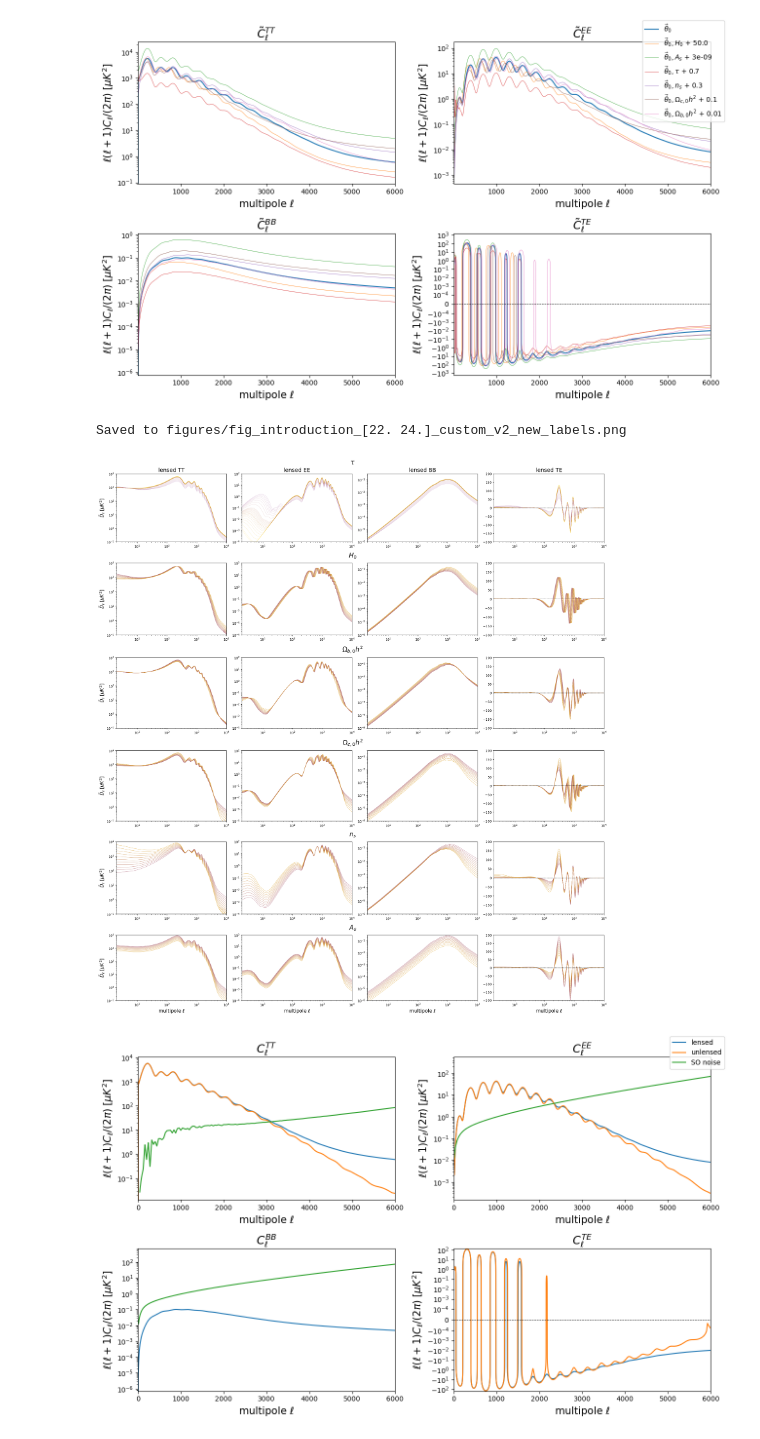
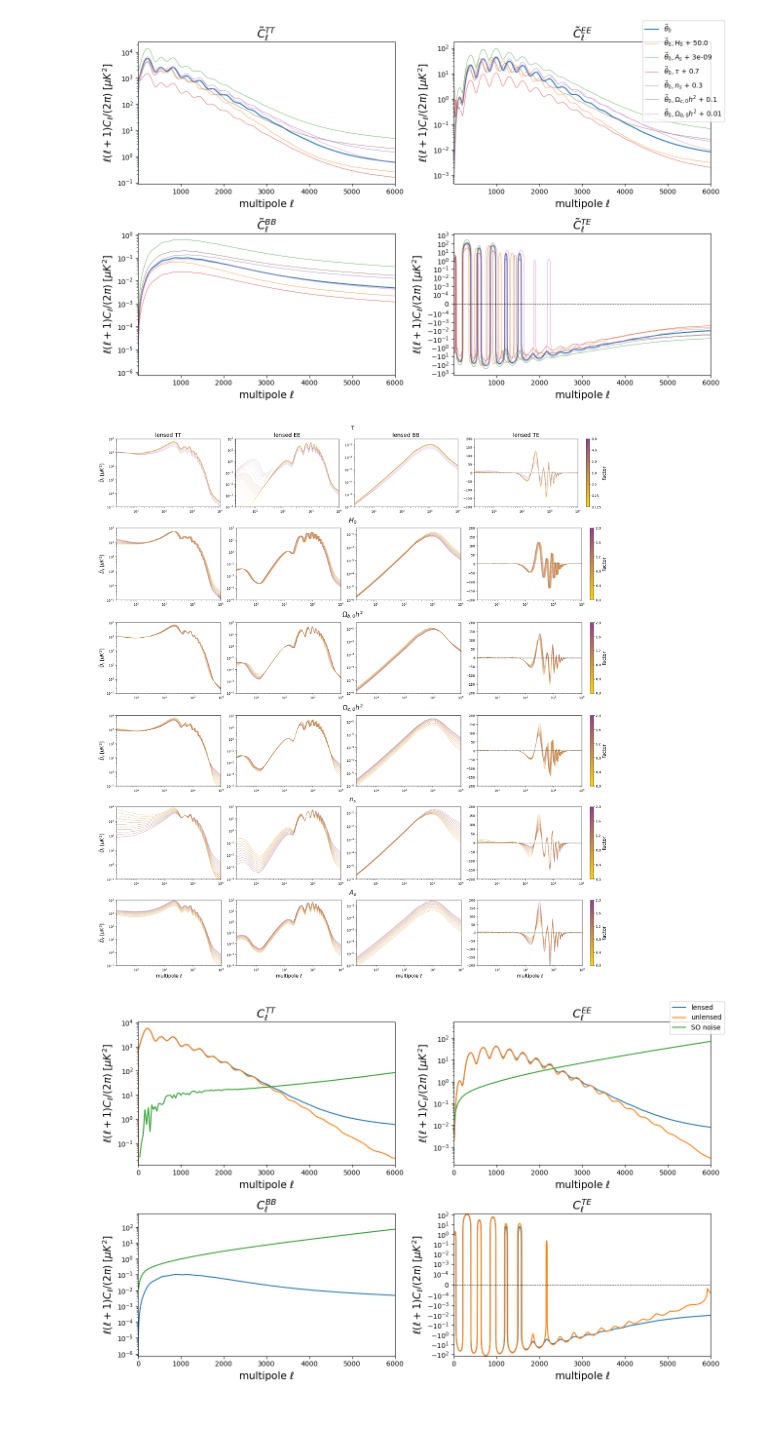
Before and after one commit to Yodo9000/baryonic-feedback-CAMB, a Jupyter notebook: plots_and_mc_progress.ipynb, the cells around one changed output. Saved outputs shown, nothing was run; the diff lists cells and outputs as text; code cells hidden in the pictures.

```diff
--- a/plots_and_mc_progress.ipynb
+++ b/plots_and_mc_progress.ipynb
@@ -177,11 +181,12 @@ def get_flat_samples(filename, tol=50):
 
     return flat_samples
 
-generic_file_name = "mcmc_sample_ln(As)_H0_ns_ombh2_omch2_tau_5000_delta_tot_{}_vs_BAHAMAS-HighAGN.h5" # f-string
-generic_file_name = "mcmc_sample_ln(As)_H0_ns_ombh2_omch2_tau_5000_{}_vs_BAHAMAS-HighAGN_acc1.h5" # f-string
+generic_file_name = "mcmc_sample_ln(As)_H0_ns_ombh2_omch2_tau_5000_delta_tot_{}_vs_OWLS-AGN.h5" # f-string
+#generic_file_name = "mcmc_sample_ln(As)_H0_ns_ombh2_omch2_tau_5000_{}_vs_BAHAMAS-HighAGN_acc1.h5" # f-string
 
-labels = ['BAHAMAS-HighAGN', 'BAHAMAS-LowAGN', 'None']
-sigmas = np.array([1, 2])
+#labels = ['BAHAMAS-HighAGN', 'BAHAMAS-LowAGN', 'None']
+labels = ['None']
+sigmas = np.array([1, 2]) # default contour lines are for 0.5-2 sigma in steps of 0.5 sigma
 levels = 1 - np.exp(-(sigmas)**2/2) # note that this is different to the formula for 1d-sigmas
 plot_lin_As = False # set to True to compare the normalized bias to McCarthy
 
@@ -192,7 +197,6 @@ else:
     parameter_labels[idx] = r'$\ln(A_s)$'
     parameters_vector[idx] =  parameters_dict["ln(As)"]
 
-# default contour lines are for 0.5-2 sigma in steps of 0.5 sigma
 fig = corner.corner(get_flat_samples(mcmc_folder + generic_file_name.format(labels[0])), levels=levels, labels=parameter_labels, labelpad=0.05, truths=parameters_vector, truth_color='k', color=f'C0', hist_kwargs={'density':True})
 [corner.corner(get_flat_samples(mcmc_folder + generic_file_name.format(model)), levels=levels, labels=parameter_labels, labelpad=0.05, fig=fig, truth_color='k', color=f'C{i+1}', hist_kwargs={'density':True}) for i, model in enumerate(labels[1:])] # omit truths here, otherwise it appears in the legend multiple times
 
@@ -203,5 +207,6 @@ x = np.linspace(*frame.get_xlim(), 100)
 frame.plot(x, (2*np.pi*sigma**2)**-0.5 * np.exp(-(x - parameters_dict["tau"])**2 /2/sigma**2), c='k', ls='--')
 
 frame.legend([labels[0], 'fiducial values', labels[1], 'DMO', r'prior for $\tau$'], loc=(-0.5, 5.5)) # not generic
-fig.savefig(figures_folder+'overlayed_corner_plots')
+#fig.savefig(figures_folder+'overlayed_corner_plots')
+#fig.savefig(figures_folder+'overlayed_corner_plots', format='pdf')
 # %% [output]
@@ -283,6 +284,7 @@ fig.savefig(figures_folder+f'fig_introduction')
 [figure]
 # %%
 ## draw plot for introduction, version 2
+# todo: try using ImageGrid
 
 def custom_colormap(ratio):
     """
@@ -322,11 +324,12 @@ l_max = 10000 # set to -1 to remove limit for the graphs
 max_factor = 1.6
 
 cmap_name = 'custom'
+subfig_layout_mode = 2 # 1 for 2x2, 2 for 1x4
+
 if cmap_name == 'custom':
     colormap = custom_colormap
 else:
     colormap = plt.colormaps[cmap_name]
-subfig_layout_mode = 2 # 1 for 2x2, 2 for 1x4
 
 fig = plt.figure(layout='constrained')
 subfigs = fig.subfigures(6, 1, squeeze=False) # different subfigure for each parameter
@@ -345,42 +348,53 @@ for i, (parameter, CMB_power_spectra_neighborhood_slice) in enumerate(CMB_power_
                     lw = 0.15 # otherwise it seems to have higher saturation
                 else:
                     color = colormap(factor/2) # [0, 2] -> [0, 1] (linear)
                     lw = 0.5
                 frame.plot(CMB_power_spectra_new["lensed_scalar"][:l_max,frame_num], lw=lw, color=color)
                 #frame.plot(CMB_power_spectra_new["unlensed_scalar"][:l_max,frame_num], lw=lw)
 
             #frame.set_ylabel(fr"$\ell(\ell+1)C_\ell/(2\pi)\; [{CMB_power_spectra_unit}]$", fontsize=15)
             if i == 0:
                 frame.set_title(f"lensed {CMB_power_spectra_labels[frame_num]}", fontsize=17)
             f_mod_4 = frame_num % 4
             if f_mod_4 == 0:
-                frame.set_ylim(1e-1, 1e4)
+                frame.set_ylim(1e-1, 1e4) # lensed TT
                 frame.set_ylabel(fr"$\tilde D_\ell \; [{CMB_power_spectra_unit}]$", fontsize=15)
             elif f_mod_4 == 1:
-                frame.set_ylim(1e-4, 1e2)
+                frame.set_ylim(1e-4, 1e2) # lensed EE
             elif f_mod_4 == 2:
-                frame.set_ylim(1e-6, 3e-1)
+                frame.set_ylim(1e-6, 3e-1) # lensed BB
             if l_max != -1:
                 frame.set_xlim(2, l_max)
                 pass
             else:
                 frame.margins(0)
             frame.set_yscale('log')
             frame.set_xscale('log') # much better to see effect of tau at small l
             frame_num += 1
-    # for every 4th frame:
+    # for every 4th frame (lensed TE):
     #frame.set_yscale("symlog", linthresh=1e-4)
     frame.set_yscale("linear")
     frame.set_ylim(-200, 200)
     frame.axhline(0, c='k', ls='--', lw=0.7)
+
+    # add colorbar:
+    color_bar = subfig.colorbar(cm.ScalarMappable(cmap=colors.LinearSegmentedColormap.from_list("custom_gradient", [colormap(0), colormap(1)])), ax=frame, label="factor") # cm and colors have to be specially imported for this
+    if parameter == 'tau': # note that tau actually goes from 0.005(!) to 8.0 (-0.77.. to 1 on the colormap)
+        tick_positions = np.linspace(0, 1, 7)
+        tick_labels = [round(factor, 3) for factor in np.geomspace(1/8, 8, 7)]
+    else:
+        tick_positions = np.linspace(0, 1, 6)
+        tick_labels = [round(factor, 2) for factor in np.linspace(0, 2, 6)]
+    color_bar.set_ticks(tick_positions, labels=tick_labels)
+
 for frame in frame_row: # loop over last row again
      frame.set_xlabel(x_label_multipole)
-filename = figures_folder+f'fig_introduction_{fig.get_size_inches()}_{cmap_name}_v{subfig_layout_mode}_new_labels.png' # need to add .png, otherwise .0 is misinterpreted
-fig.savefig(filename)
-print(f'Saved to {filename}')
+
+filename = figures_folder+f'fig_introduction_{fig.get_size_inches()}_{cmap_name}_v{subfig_layout_mode}_with_colorbar' # need to add .png, otherwise .0 is misinterpreted
+#fig.savefig(filename); print(f'Saved to {filename+'.png'}')
+#fig.savefig(filename+'.pdf', format='pdf')
 # %% [output]
-Saved to figures/fig_introduction_[22. 24.]_custom_v2_new_labels.png
-[figure, old version]
+[figure, new version]
 # %%
 ## figure 1 from first paper
 # loading saved data from files
```
Also changed, not shown: parts of 9 cells of this notebook, 1 other file.
